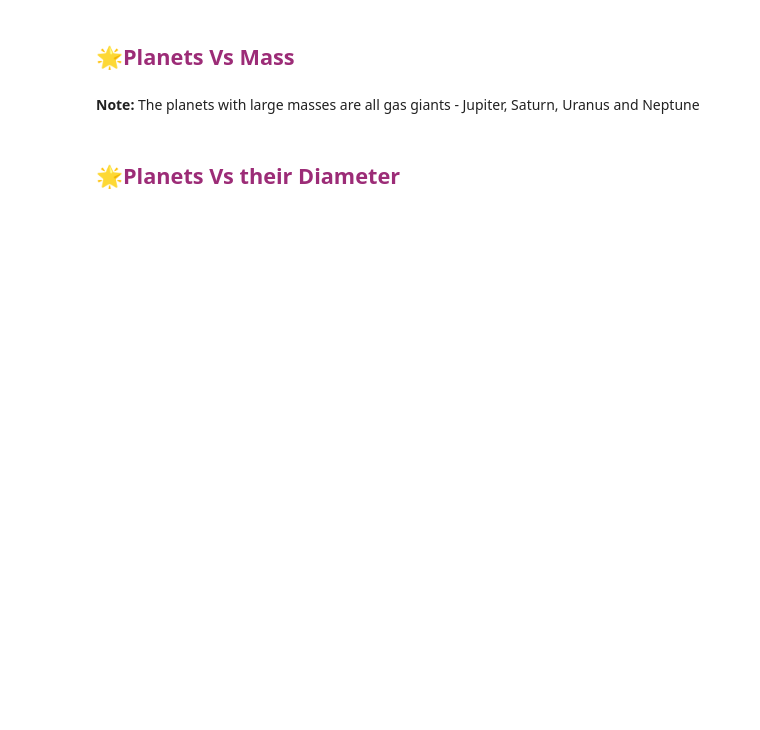
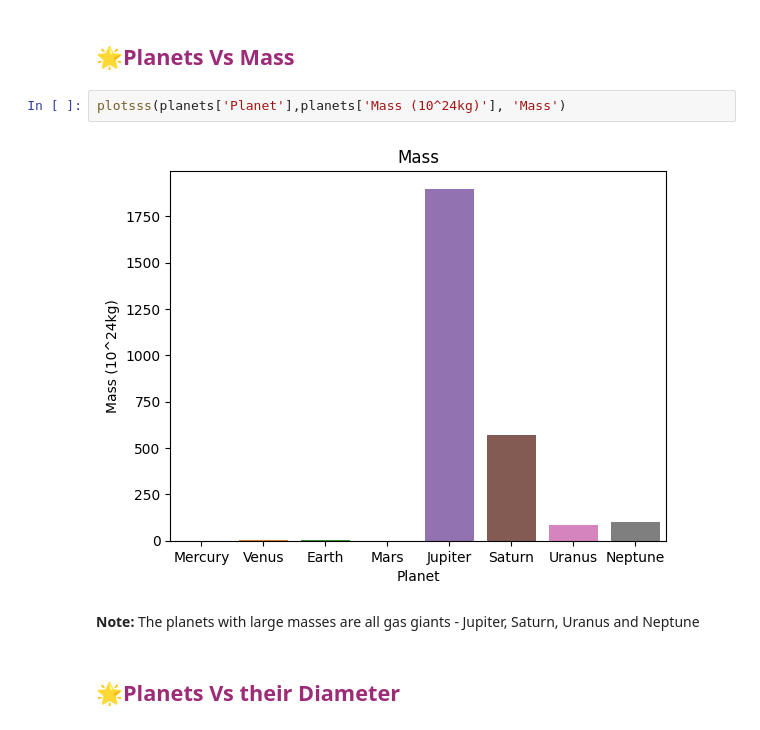
Before and after one commit to LuisMCota/upy3, a Jupyter notebook: Unit1/Pre-processing/Unit_1_Data_Preprocessing.ipynb, the cells around one changed output. Drawn from its saved outputs; the diff is of its cells as text; blank space fills up the shorter version.

```diff
--- a/Unit1/Pre-processing/Unit_1_Data_Preprocessing.ipynb
+++ b/Unit1/Pre-processing/Unit_1_Data_Preprocessing.ipynb
@@ -295,5 +301,9 @@ Create a plot(graph) to visualize the distance fro mthe sun from the closets to
 # %% [markdown]
 ## **<span style="color:#9C2C77;">🌟Planets Vs Mass </span>**
+# %%
+plotsss(planets['Planet'],planets['Mass (10^24kg)'], 'Mass')
+# %% [output]
+[figure, added]
 # %% [markdown]
 **Note:** The planets with large masses are all gas giants - Jupiter, Saturn, Uranus and Neptune
 # %% [markdown]
```
Also changed, not shown: parts of 4 cells of this notebook.
